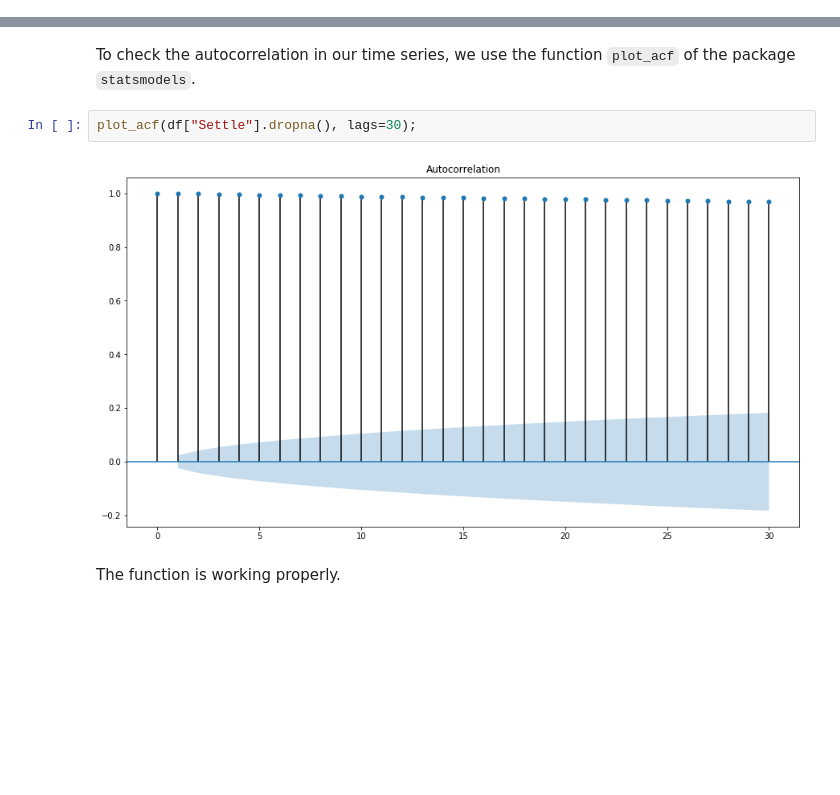
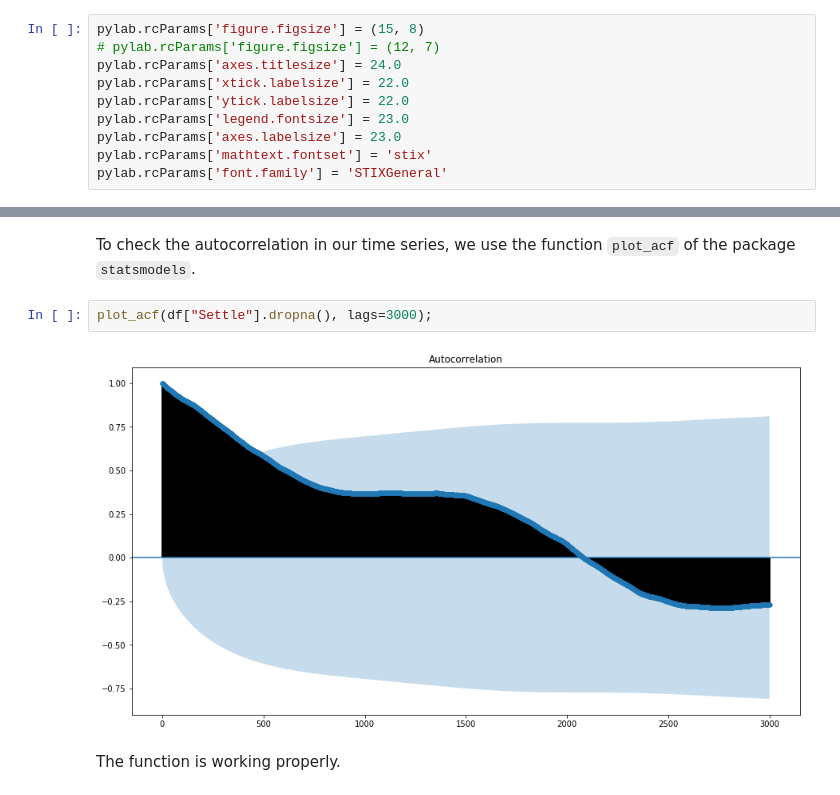
Before and after one commit to d-cosin/bandicoot, a Jupyter notebook: src/EDA_TimeSeries.ipynb, the cells around one changed output, grey strips where cells are left out. Drawn from its saved outputs; the diff is of its cells as text; blank space fills up the shorter version.

```diff
--- a/src/EDA_TimeSeries.ipynb
+++ b/src/EDA_TimeSeries.ipynb
@@ -22,3 +21,13 @@ pylab.rcParams['figure.figsize'] = (15, 8)
+# %%
+pylab.rcParams['figure.figsize'] = (15, 8)
+# pylab.rcParams['figure.figsize'] = (12, 7)
+pylab.rcParams['axes.titlesize'] = 24.0
+pylab.rcParams['xtick.labelsize'] = 22.0
+pylab.rcParams['ytick.labelsize'] = 22.0
+pylab.rcParams['legend.fontsize'] = 23.0
+pylab.rcParams['axes.labelsize'] = 23.0
+pylab.rcParams['mathtext.fontset'] = 'stix'
+pylab.rcParams['font.family'] = 'STIXGeneral'
 # %% [markdown]
 # Reading the Data
 # %% [markdown]
@@ -383,9 +393,9 @@ plt.ylim(500, 3000);
 # %% [markdown]
 To check the autocorrelation in our time series, we use the function `plot_acf` of the package `statsmodels`.
 # %%
-plot_acf(df["Settle"].dropna(), lags=30);
+plot_acf(df["Settle"].dropna(), lags=3000);
 # %% [output]
-[figure, old version]
+[figure, new version]
 # %% [markdown]
 The function is working properly.
 # %% [markdown]
```
Also changed, not shown: parts of 16 cells of this notebook, 2 other files.
